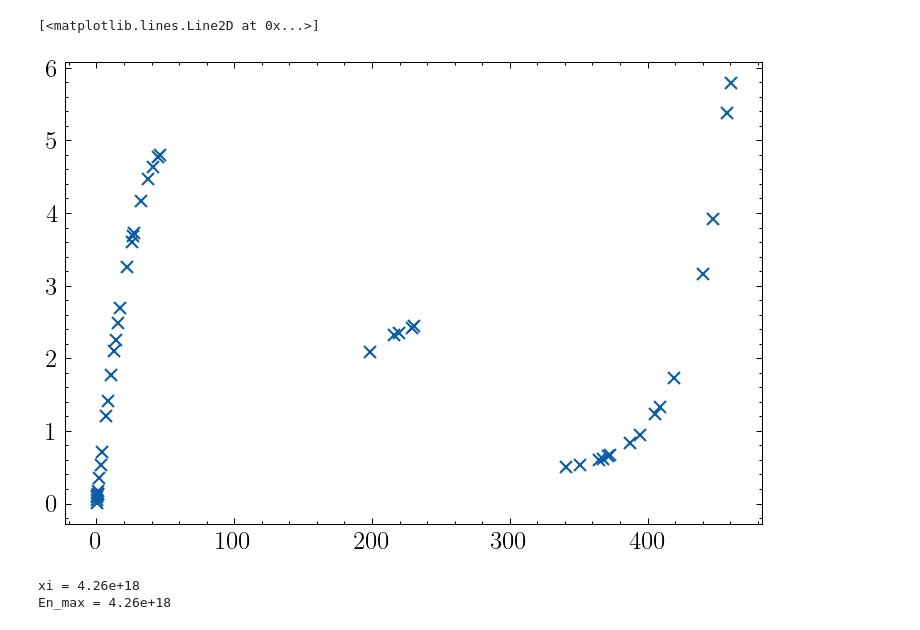
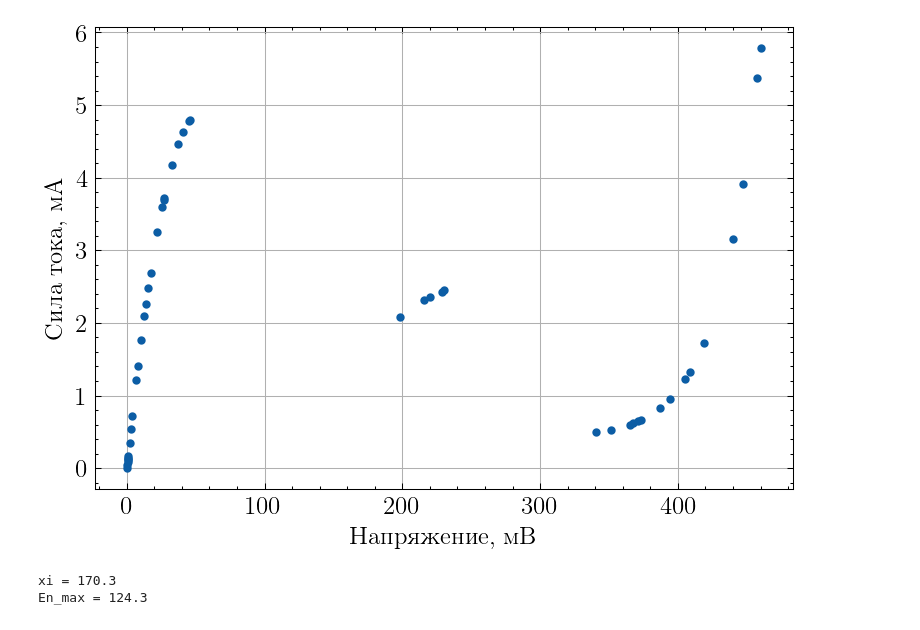
Before and after one commit to gleblug/experiment-automation, a Jupyter notebook: 6.11.5-tunnel-diode/plots.ipynb, the cells around one changed output. Saved outputs shown, nothing was run; the diff lists cells and outputs as text; code cells hidden in the pictures.

```diff
--- a/6.11.5-tunnel-diode/plots.ipynb
+++ b/6.11.5-tunnel-diode/plots.ipynb
@@ -23,10 +23,18 @@ cols = df.columns
 U = df[cols[0]] # +- 0.01 mV
 I = df[cols[1]] # +- 0.001 mA
 # %%
-plt.plot(U, I, "x")
+plt.errorbar(U, I, xerr=.01, yerr=.001, fmt=".")
+plt.xlabel("Напряжение, мВ")
+plt.ylabel("Сила тока, мА")
+
+im = plt.imread("vah-osc.jpg")
+# plt.imshow(im)
+
+plt.grid()
+plt.savefig("vah.png")
+plt.show()
 # %% [output]
-[<matplotlib.lines.Line2D at 0x...>]
-[figure, old version]
+[figure, new version]
 # %%
 Up = 46e-3
 Ip = 4.8e-3
@@ -34,9 +42,9 @@ Uv = 340.6e-3
 Iv = 0.5e-3
 e = 1.6e-19
 
-xi = 2*Uv/e
-En_max = xi - Up*e
-print(f"xi = {xi:.2e}\nEn_max = {En_max:.2e}")
+xi = Uv/2
+En_max = xi - Up
+print(f"xi = {xi*1e3:.1f}\nEn_max = {En_max*1e3:.1f}")
 # %% [output]
-xi = 4.26e+18
-En_max = 4.26e+18
+xi = 170.3
+En_max = 124.3
```
Also changed, not shown: 3 other files.
